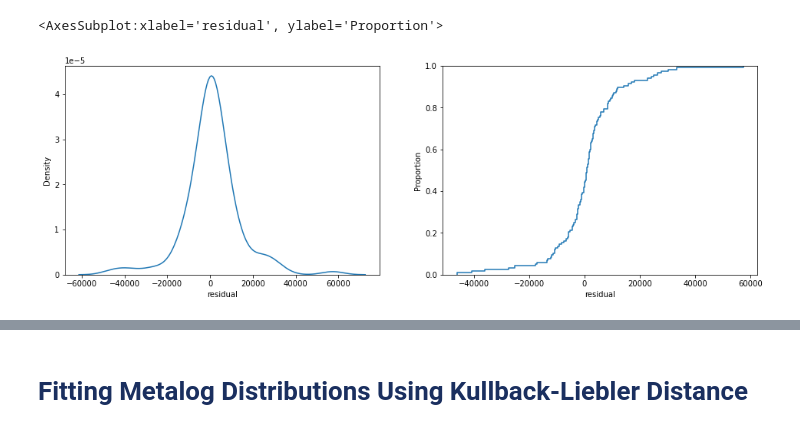
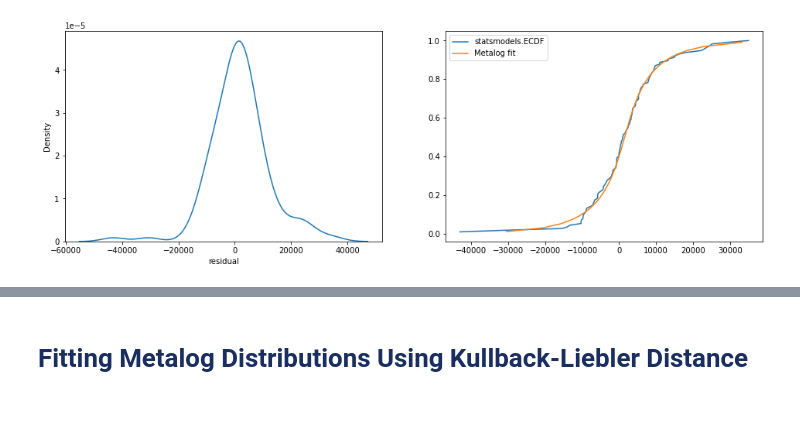
Before and after one commit to hamlett-neil-ur/201229-MathStats, a Jupyter notebook: code/210314 metalog fit to residuals.ipynb, the cells around one changed output, grey strips where cells are left out. Cells and saved outputs as stored; diff of their text form; code cells hidden in the pictures.

Commit message:
16_211436 Mar 2021 : Metalog fits to residuals

```diff
--- a/code/210314 metalog fit to residuals.ipynb
+++ b/code/210314 metalog fit to residuals.ipynb
@@ -55,9 +51,0 @@ array([a[3], a[2]], dtype=object)
-# %%
-𝗔 = np.vstack([𝗔[0,:],
-                np.flip(m = 𝗔[1,:],
-                        axis = 0),
-                𝗔[2:,:]])
-𝝜 = ((Matrix([Pow(𝘺-Rational(1,2), 𝜈)
-               for 𝜈 in range(int(ceiling(𝛮)))]).T)*𝗔*Matrix([[1],
-                                                               [ln(𝘺/(1-𝘺))]]))\
-        .subs([(a[𝜈],0) for 𝜈 in range(𝛮,2*𝛮+1)])
@@ -88,3 +191,13 @@ model_residuals.rename(index = dict(zip(model_residuals.index.tolist(),
 sample_neighborhood = model_residuals.loc[model_residuals.loc[np.random.choice(a = model_residuals.index),
                                                               'resid_cluster'],
                                           ['estimate', 'residual', 'lowess']].sort_values(by = 'estimate')
+# %%
+series_len = 4
+resid_samps = np.sort(sample_neighborhood['residual'])
+
+metalog_based_function = metalog_quantile_series(series_len)
+metalog_coeffs = metalog_quantile_coeffs(series_len,
+                                         resid_samps)[0]
+M_𝓎 = construct_metalog_based_fct(metalog_based_function,
+                                  metalog_coeffs)
+resid_samps_ecdf = ECDF(resid_samps)(resid_samps)
@@ -117,13 +247,21 @@ est_resid_ax.grid(color = '#d7d2cb')
 # %%
-resid_fig, (resid_kde, resid_ecdf) = plt.subplots(nrows = 1,
+resid_fig, (resid_kde, resid_ecdf_ax) = plt.subplots(nrows = 1,
                                                    ncols = 2,
                                                    figsize = (10 * golden, 5))
 sns.kdeplot(data = sample_neighborhood,
             x = 'residual',
             ax = resid_kde)
-sns.ecdfplot(data = sample_neighborhood,
-            x = 'residual',
-            ax = resid_ecdf)
+resid_ecdf_ax.plot(resid_samps,
+                   resid_samps_ecdf,
+                   label = 'statsmodels.ECDF')
+resid_ecdf_ax.plot(list(map(M_𝓎,
+                         np.linspace(start = 0.01,
+                                     stop = 0.99,
+                                     num = 50))),
+                np.linspace(start = 0.01,
+                             stop = 0.99,
+                             num = 50),
+                label = 'Metalog fit')
+resid_ecdf_ax.legend();
 # %% [output]
-<AxesSubplot:xlabel='residual', ylabel='Proportion'>
-[figure, old version]
+[figure, new version]
```
Also changed, not shown: parts of 19 cells of this notebook, 2 other files.
